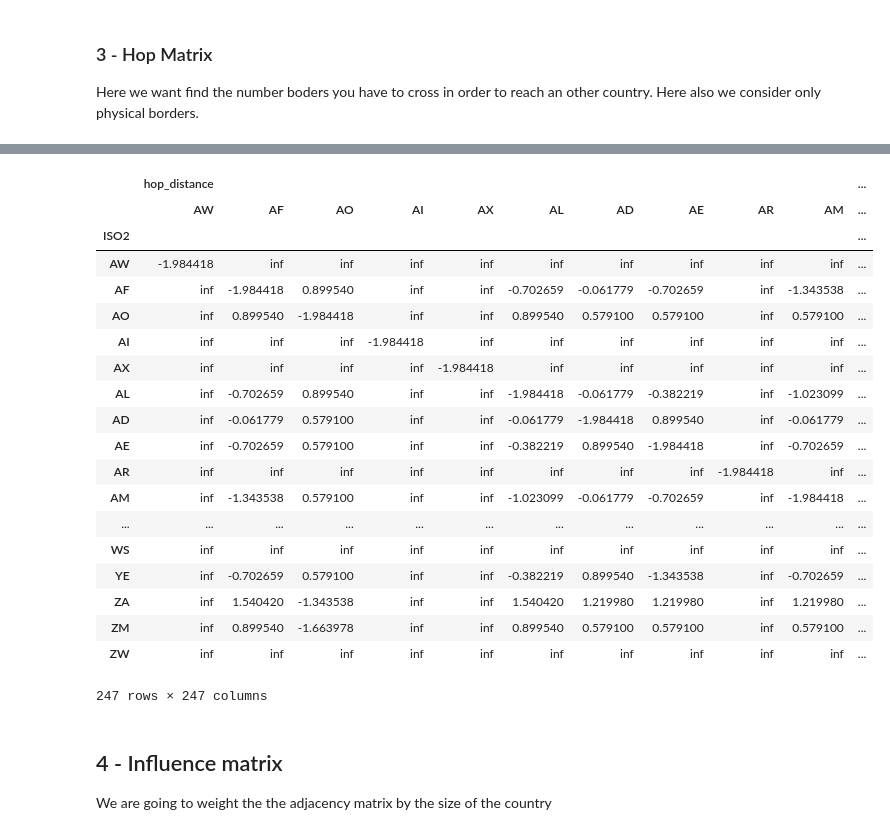
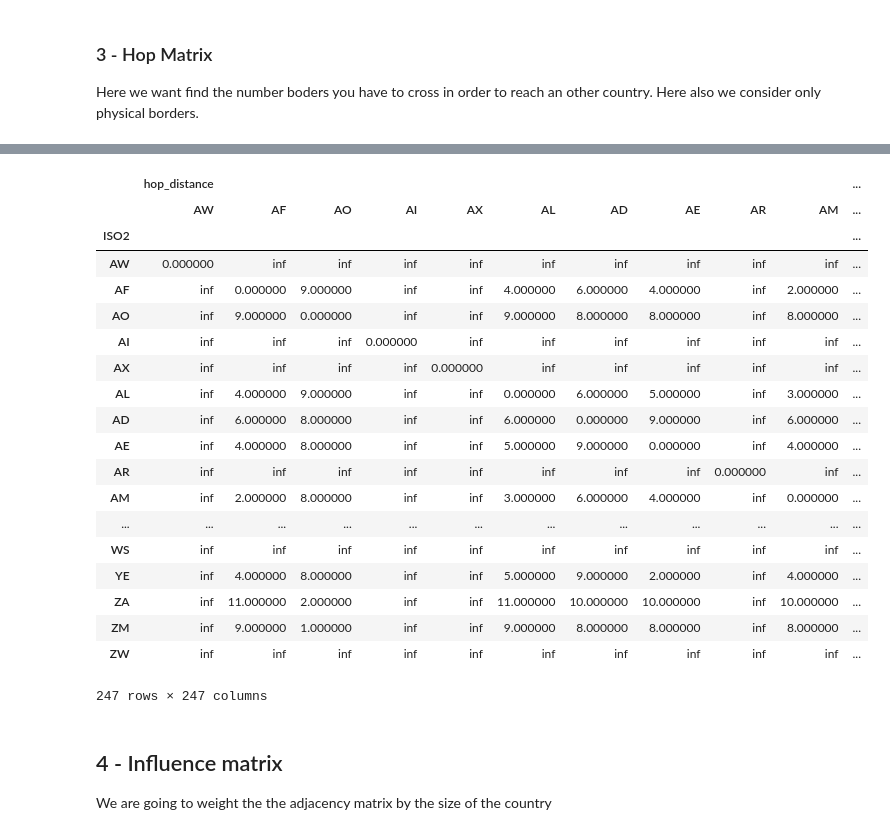
Before and after one commit to LailaHms/ADA2017_Homeworks, a Jupyter notebook: Project/GeoMetrics/country_distances.ipynb, the cells around one changed output, grey strips where cells are left out. Saved outputs shown, nothing was run; the diff lists cells and outputs as text; code cells hidden in the pictures.

```diff
--- a/Project/GeoMetrics/country_distances.ipynb
+++ b/Project/GeoMetrics/country_distances.ipynb
@@ -38,5 +38,10 @@ for i in range(len(c_latlng)):
         except:
             print(i,j)
             c_distance[i,j] = np.nan
+# %%
+def stand(mymat):
+    myshape = np.shape(mymat)
+    std_scaler = StandardScaler().fit(np.array(mymat).reshape(-1, 1))
+    return std_scaler.transform(np.array(mymat).reshape(-1, 1)).reshape(myshape)
 # %%
 sns.distplot(c_distance.flatten())
@@ -116,6 +126,8 @@ Here we want find the number boders you have to cross in order to reach an other
 # %%
 shortest_path_c = dict(nx.all_pairs_shortest_path_length(G))
 hop_matrix = np.zeros([len(c_data),len(c_data)])
+hop_matrix_std = np.zeros([len(c_data),len(c_data)])
+
 c_iso2 = dict(c_data.reset_index()['ISO2'])
 raw_hops ={}
 
@@ -126,15 +138,17 @@ for i in range(len(c_data)):
         except:
             pass
 
-std_scaler_hop = StandardScaler().fit(np.array(list(raw_hops.values())).reshape(-1, 1))
-raw_hops = dict(zip(list(raw_hops.keys()),std_scaler_hop.transform(np.array(list(raw_hops.values())).reshape(-1, 1))))
+
+raw_hops = dict(zip(list(raw_hops.keys()),stand(np.array(list(raw_hops.values())))) )
 
 for i in range(len(c_data)):
     for j in range(len(c_data)):
         try:
-            hop_matrix[i][j] = raw_hops[(i,j)]
+            hop_matrix[i][j] = shortest_path_c[c_iso2[i]][c_iso2[j]]
+            hop_matrix_std[i][j] = raw_hops[(i,j)]
         except:
             hop_matrix[i][j] = np.inf
+            hop_matrix_std[i][j] = np.inf
 # %%
 hop_matrix
 # %% [output]
@@ -161,27 +169,31 @@ plt.show()
 # %%
 hop_distance_df = pd.DataFrame(hop_matrix,columns=[c_data['ISO2']], index = c_data['ISO2'])
 hop_distance_df.columns=pd.MultiIndex.from_tuples([('hop_distance',c_data['ISO2'].iloc[i]) for i in range(len(c_data))])
 hop_distance_df.to_pickle('hop_distance.pickle')
+hop_distance_std_df = pd.DataFrame(hop_matrix_std,columns=[c_data['ISO2']], index = c_data['ISO2'])
+hop_distance_std_df.columns=pd.MultiIndex.from_tuples([('hop_distance',c_data['ISO2'].iloc[i]) for i in range(len(c_data))])
+hop_distance_std_df.to_pickle('hop_distance_std.pickle')
+
 hop_distance_df
 # %% [output]
 |  | hop_distance |  |  |  |  |  |  |  |  |  | ... |
 |  | AW | AF | AO | AI | AX | AL | AD | AE | AR | AM | ... |
 | ISO2 |  |  |  |  |  |  |  |  |  |  | ... |
-| AW | -1.984418 | inf | inf | inf | inf | inf | inf | inf | inf | inf | ... |
-| AF | inf | -1.984418 | 0.899540 | inf | inf | -0.702659 | -0.061779 | -0.702659 | inf | -1.343538 | ... |
-| AO | inf | 0.899540 | -1.984418 | inf | inf | 0.899540 | 0.579100 | 0.579100 | inf | 0.579100 | ... |
-| AI | inf | inf | inf | -1.984418 | inf | inf | inf | inf | inf | inf | ... |
-| AX | inf | inf | inf | inf | -1.984418 | inf | inf | inf | inf | inf | ... |
-| AL | inf | -0.702659 | 0.899540 | inf | inf | -1.984418 | -0.061779 | -0.382219 | inf | -1.023099 | ... |
-| AD | inf | -0.061779 | 0.579100 | inf | inf | -0.061779 | -1.984418 | 0.899540 | inf | -0.061779 | ... |
-| AE | inf | -0.702659 | 0.579100 | inf | inf | -0.382219 | 0.899540 | -1.984418 | inf | -0.702659 | ... |
-| AR | inf | inf | inf | inf | inf | inf | inf | inf | -1.984418 | inf | ... |
-| AM | inf | -1.343538 | 0.579100 | inf | inf | -1.023099 | -0.061779 | -0.702659 | inf | -1.984418 | ... |
+| AW | 0.000000 | inf | inf | inf | inf | inf | inf | inf | inf | inf | ... |
+| AF | inf | 0.000000 | 9.000000 | inf | inf | 4.000000 | 6.000000 | 4.000000 | inf | 2.000000 | ... |
+| AO | inf | 9.000000 | 0.000000 | inf | inf | 9.000000 | 8.000000 | 8.000000 | inf | 8.000000 | ... |
+| AI | inf | inf | inf | 0.000000 | inf | inf | inf | inf | inf | inf | ... |
+| AX | inf | inf | inf | inf | 0.000000 | inf | inf | inf | inf | inf | ... |
+| AL | inf | 4.000000 | 9.000000 | inf | inf | 0.000000 | 6.000000 | 5.000000 | inf | 3.000000 | ... |
+| AD | inf | 6.000000 | 8.000000 | inf | inf | 6.000000 | 0.000000 | 9.000000 | inf | 6.000000 | ... |
+| AE | inf | 4.000000 | 8.000000 | inf | inf | 5.000000 | 9.000000 | 0.000000 | inf | 4.000000 | ... |
+| AR | inf | inf | inf | inf | inf | inf | inf | inf | 0.000000 | inf | ... |
+| AM | inf | 2.000000 | 8.000000 | inf | inf | 3.000000 | 6.000000 | 4.000000 | inf | 0.000000 | ... |
 | ... | ... | ... | ... | ... | ... | ... | ... | ... | ... | ... | ... |
 | WS | inf | inf | inf | inf | inf | inf | inf | inf | inf | inf | ... |
-| YE | inf | -0.702659 | 0.579100 | inf | inf | -0.382219 | 0.899540 | -1.343538 | inf | -0.702659 | ... |
-| ZA | inf | 1.540420 | -1.343538 | inf | inf | 1.540420 | 1.219980 | 1.219980 | inf | 1.219980 | ... |
-| ZM | inf | 0.899540 | -1.663978 | inf | inf | 0.899540 | 0.579100 | 0.579100 | inf | 0.579100 | ... |
+| YE | inf | 4.000000 | 8.000000 | inf | inf | 5.000000 | 9.000000 | 2.000000 | inf | 4.000000 | ... |
+| ZA | inf | 11.000000 | 2.000000 | inf | inf | 11.000000 | 10.000000 | 10.000000 | inf | 10.000000 | ... |
+| ZM | inf | 9.000000 | 1.000000 | inf | inf | 9.000000 | 8.000000 | 8.000000 | inf | 8.000000 | ... |
 | ZW | inf | inf | inf | inf | inf | inf | inf | inf | inf | inf | ... |
 247 rows × 247 columns
 # %% [markdown]
```
Also changed, not shown: parts of 9 cells of this notebook, 8 other files.
